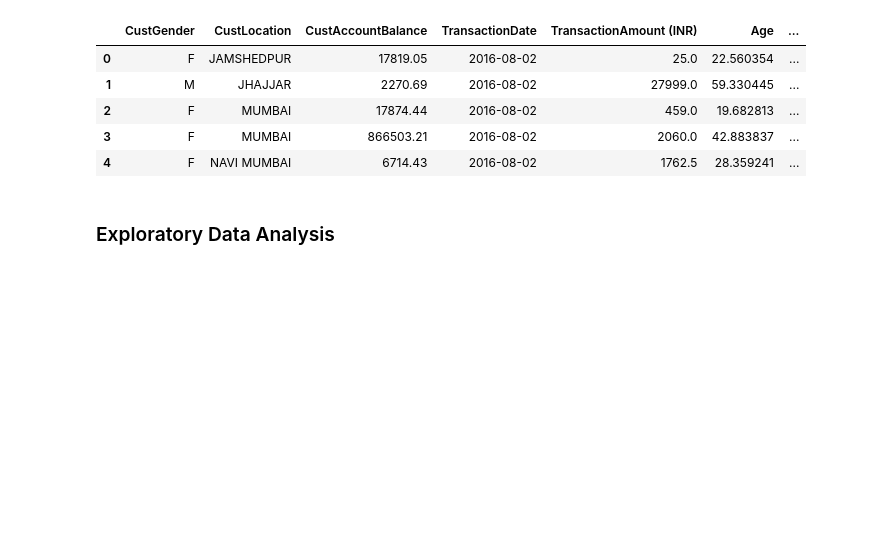
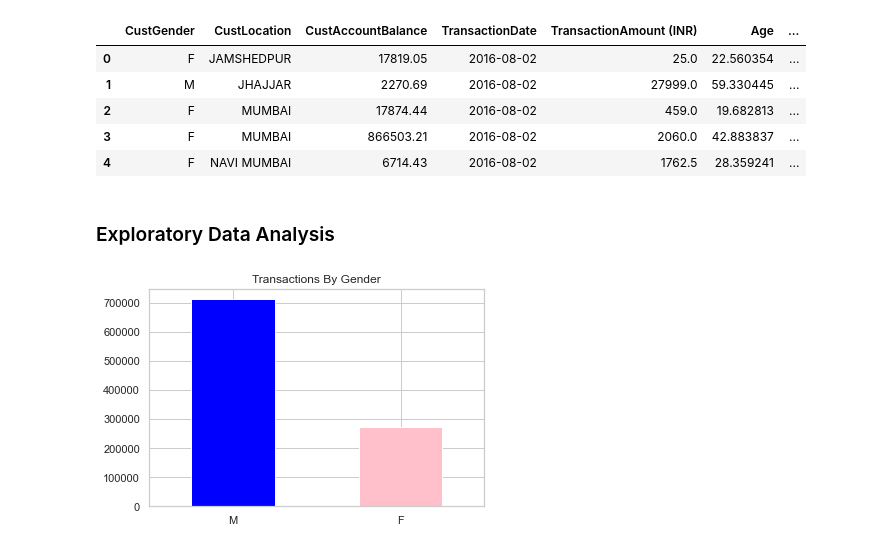
Before and after one commit to kbrannon95/Customer-segmentation, a Jupyter notebook: Bank_customer_segmentation.ipynb, the cells around one changed output. Saved outputs shown, nothing was run; the diff lists cells and outputs as text; code cells hidden in the pictures; blank space fills up the shorter version.

```diff
--- a/Bank_customer_segmentation.ipynb
+++ b/Bank_customer_segmentation.ipynb
@@ -236,3 +236,11 @@ df2.head()
 | 4 | F | NAVI MUMBAI | 6714.43 | 2016-08-02 | 1762.5 | 28.359241 | ... |
 # %% [markdown]
 ### Exploratory Data Analysis
+# %%
+#visualize gender distribution
+ax = df['CustGender'].value_counts().plot(kind = 'bar', color = ['blue','pink'])
+plt.xticks(rotation = 0)
+ax.set_title('Transactions By Gender')
+plt.show()
+# %% [output]
+[figure, added]
```
Also changed, not shown: parts of 14 cells of this notebook.
